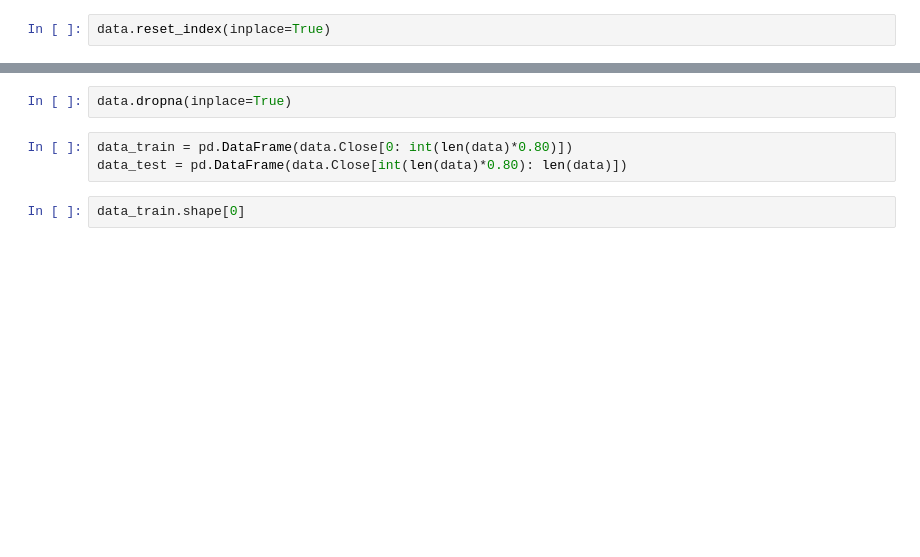
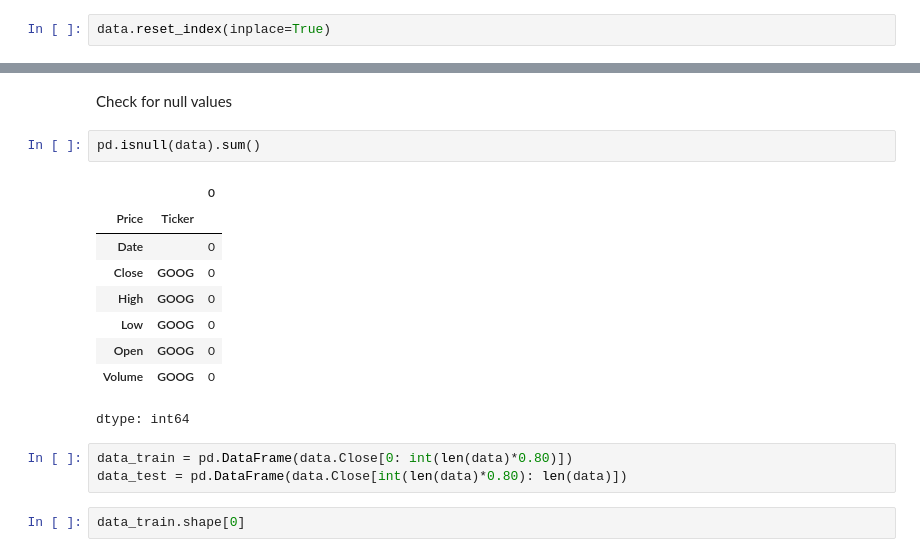
Before and after one commit to RASIUT/Stock_Prediction, a Jupyter notebook: Stock_Prediction.ipynb, the cells around one changed output, grey strips where cells are left out. Saved outputs shown, nothing was run; the diff lists cells and outputs as text; blank space fills up the shorter version.

```diff
--- a/Stock_Prediction.ipynb
+++ b/Stock_Prediction.ipynb
@@ -53,5 +62,17 @@ plt.show()
-# %%
-data.dropna(inplace=True)
+# %% [markdown]
+Check for null values
+# %%
+pd.isnull(data).sum()
+# %% [output]
+|  |  | 0 |
+| Price | Ticker |  |
+| Date |  | 0 |
+| Close | GOOG | 0 |
+| High | GOOG | 0 |
+| Low | GOOG | 0 |
+| Open | GOOG | 0 |
+| Volume | GOOG | 0 |
+dtype: int64
 # %%
 data_train = pd.DataFrame(data.Close[0: int(len(data)*0.80)])
 data_test = pd.DataFrame(data.Close[int(len(data)*0.80): len(data)])
```
Also changed, not shown: parts of 21 cells of this notebook.
